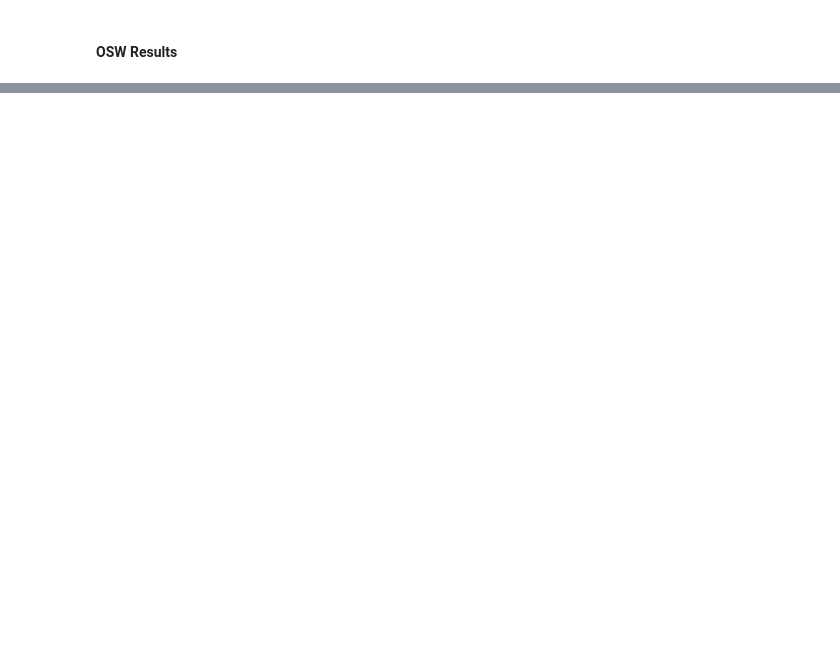
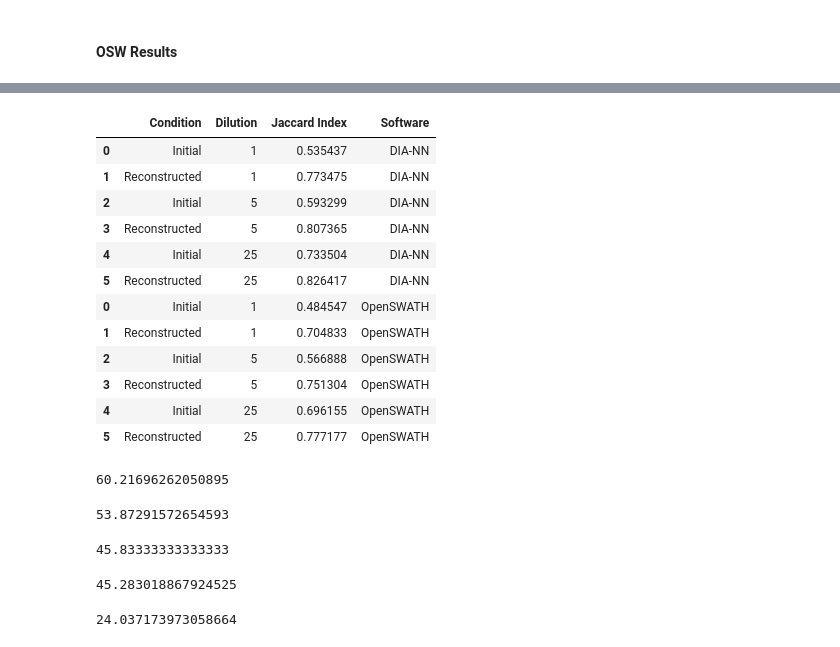
Before and after one commit to jcharkow/reference-based-diaPASEF-Libraries, a Jupyter notebook: figures/Supplemental/Figure-S12.ipynb, the cells around one changed output, grey strips where cells are left out. Cells and saved outputs as stored; diff of their text form; code cells hidden in the pictures; blank space fills up the shorter version.

```diff
--- a/figures/Supplemental/Figure-S12.ipynb
+++ b/figures/Supplemental/Figure-S12.ipynb
@@ -360,0 +688,35 @@ plt.savefig("Figure-S12.png", dpi=300, bbox_inches='tight')
+# %%
+rslts_osw = defaultdict(dict)
+
+
+rslts_osw[1]['Initial'] = avg_jaccard_index({i:osw_1ng[i]['Initial'] for i in osw_1ng.keys()})
+rslts_osw[5]['Initial'] = avg_jaccard_index({i:osw_5ng[i]['Initial'] for i in osw_1ng.keys()})
+rslts_osw[25]['Initial'] = avg_jaccard_index({i:osw_25ng[i]['Initial'] for i in osw_1ng.keys()})
+rslts_osw_100ng_initial = avg_jaccard_index({i:osw_100ng[i]['Initial'] for i in osw_1ng.keys()})
+
+
+rslts_osw[1]['Reconstructed'] = avg_jaccard_index({i:osw_1ng[i][condition['refined'] + '_100ngLib'] for i in osw_1ng.keys()})
+rslts_osw[5]['Reconstructed'] = avg_jaccard_index({i:osw_5ng[i][condition['refined'] + '_100ngLib'] for i in osw_1ng.keys()})
+rslts_osw[25]['Reconstructed'] = avg_jaccard_index({i:osw_25ng[i][condition['refined'] + '_100ngLib'] for i in osw_1ng.keys()})
+
+rslts_osw = pd.DataFrame(rslts_osw).reset_index(names=['Condition']).melt(id_vars='Condition', var_name='Dilution', value_name='Jaccard Index').dropna()
+
+rslts_diann = defaultdict(dict)
+
+
+rslts_diann[1]['Initial'] = avg_jaccard_index({i:diann_1ng[i]['Initial'] for i in diann_1ng.keys()})
+rslts_diann[5]['Initial'] = avg_jaccard_index({i:diann_5ng[i]['Initial'] for i in diann_1ng.keys()})
+rslts_diann[25]['Initial'] = avg_jaccard_index({i:diann_25ng[i]['Initial'] for i in diann_1ng.keys()})
+rslts_diann_100ng_initial = avg_jaccard_index({i:diann_100ng[i]['Initial'] for i in diann_1ng.keys()})
+
+
+rslts_diann[1]['Reconstructed'] = avg_jaccard_index({i:diann_1ng[i][condition['refined'] + '_100ngLib'] for i in diann_1ng.keys()})
+rslts_diann[5]['Reconstructed'] = avg_jaccard_index({i:diann_5ng[i][condition['refined'] + '_100ngLib'] for i in diann_1ng.keys()})
+rslts_diann[25]['Reconstructed'] = avg_jaccard_index({i:diann_25ng[i][condition['refined'] + '_100ngLib'] for i in diann_1ng.keys()})
+
+rslts_diann = pd.DataFrame(rslts_diann).reset_index(names=['Condition']).melt(id_vars='Condition', var_name='Dilution', value_name='Jaccard Index').dropna()
+
+rslts_diann['Software'] = 'DIA-NN'
+rslts_osw['Software'] = 'OpenSWATH'
+
+rslts = pd.concat([rslts_diann, rslts_osw])
@@ -360,0 +765,36 @@ plt.savefig("Figure-S12.png", dpi=300, bbox_inches='tight')
+# %%
+rslts
+# %% [output]
+|  | Condition | Dilution | Jaccard Index | Software |
+| 0 | Initial | 1 | 0.535437 | DIA-NN |
+| 1 | Reconstructed | 1 | 0.773475 | DIA-NN |
+| 2 | Initial | 5 | 0.593299 | DIA-NN |
+| 3 | Reconstructed | 5 | 0.807365 | DIA-NN |
+| 4 | Initial | 25 | 0.733504 | DIA-NN |
+| 5 | Reconstructed | 25 | 0.826417 | DIA-NN |
+| 0 | Initial | 1 | 0.484547 | OpenSWATH |
+| 1 | Reconstructed | 1 | 0.704833 | OpenSWATH |
+| 2 | Initial | 5 | 0.566888 | OpenSWATH |
+| 3 | Reconstructed | 5 | 0.751304 | OpenSWATH |
+| 4 | Initial | 25 | 0.696155 | OpenSWATH |
+| 5 | Reconstructed | 25 | 0.777177 | OpenSWATH |
+# %%
+percent_increase(0.48, rslts_osw_100ng_initial)
+# %% [output]
+60.21696262050895
+# %%
+percent_increase(0.53, rslts_diann_100ng_initial)
+# %% [output]
+53.87291572654593
+# %%
+percent_increase(0.48, 0.70)
+# %% [output]
+45.83333333333333
+# %%
+percent_increase(0.53, 0.77)
+# %% [output]
+45.283018867924525
+# %%
+percent_increase(0.775166, 0.961494)
+# %% [output]
+24.037173973058664
```
Also changed, not shown: parts of 22 cells of this notebook, 21 other files.
